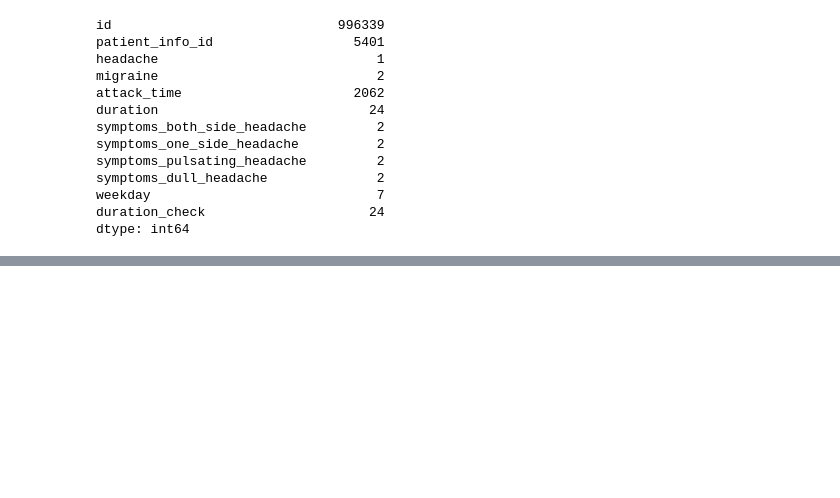
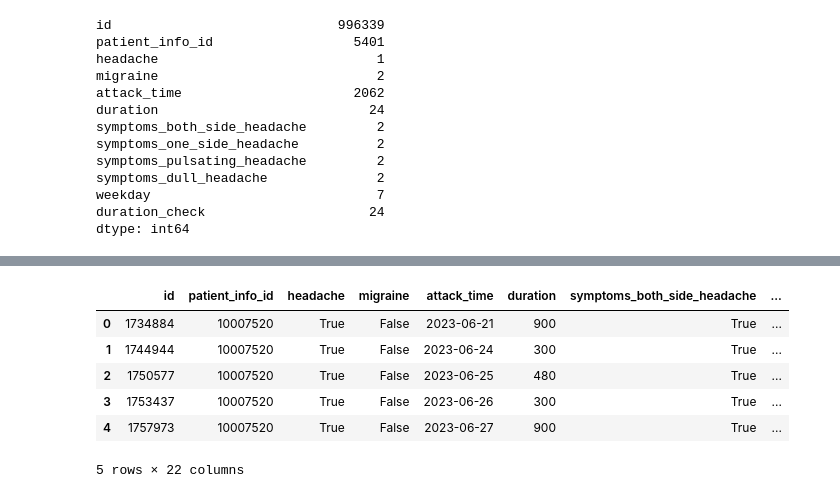
Before and after one commit to kkumar06-tech/Data_Analysis, a Jupyter notebook: Attack_V1.ipynb, the cells around one changed output, grey strips where cells are left out. Saved outputs shown, nothing was run; the diff lists cells and outputs as text; code cells hidden in the pictures; blank space fills up the shorter version.

Commit message:
attack data  ready to be visualized

```diff
--- a/Attack_V1.ipynb
+++ b/Attack_V1.ipynb
@@ -278,0 +302,17 @@ req_df[req_df["patient_info_id"] == 25124162].sort_values("attack_time")
+# %%
+df_final = req_df.merge(
+    req_patient,
+    left_on="patient_info_id",
+    right_on="id_patient",
+    how="left"
+)
+# %%
+df_final.head()
+# %% [output]
+|  | id | patient_info_id | headache | migraine | attack_time | duration | symptoms_both_side_headache | ... |
+| 0 | 1734884 | 10007520 | True | False | 2023-06-21 | 900 | True | ... |
+| 1 | 1744944 | 10007520 | True | False | 2023-06-24 | 300 | True | ... |
+| 2 | 1750577 | 10007520 | True | False | 2023-06-25 | 480 | True | ... |
+| 3 | 1753437 | 10007520 | True | False | 2023-06-26 | 300 | True | ... |
+| 4 | 1757973 | 10007520 | True | False | 2023-06-27 | 900 | True | ... |
+5 rows × 22 columns
```
Also changed, not shown: parts of 17 cells of this notebook, 1 other file.
